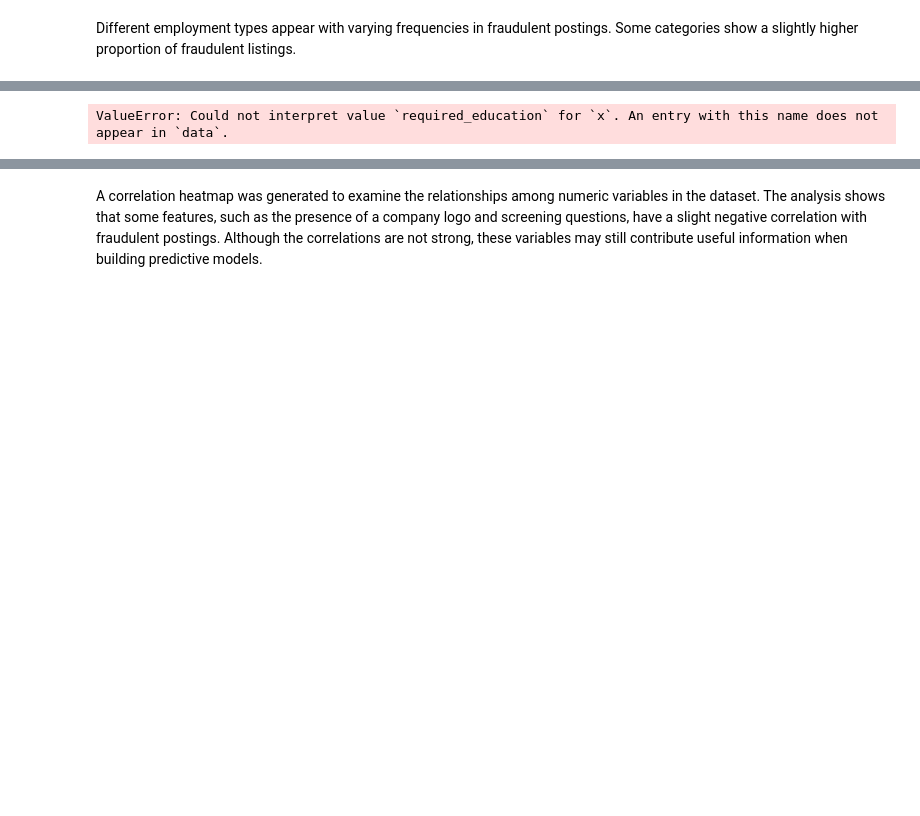
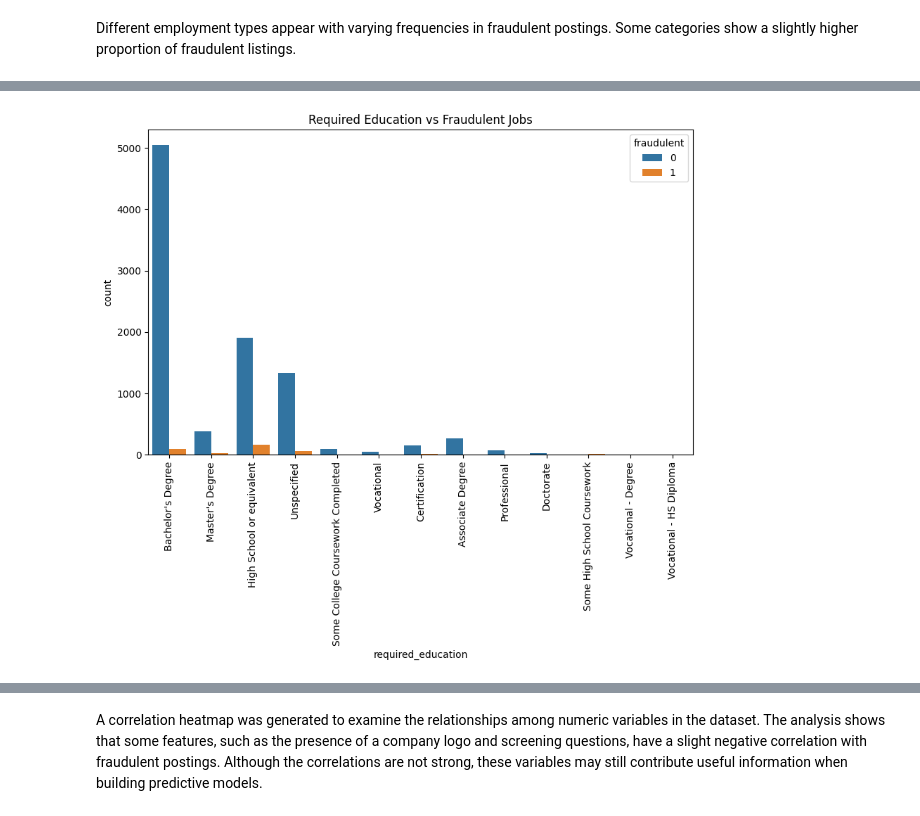
Before and after one commit to porhay007/Fake-Job-Posting-Detection-in-the-U.S.-Job-Market, a Jupyter notebook: Coding/Index.ipynb, the cells around one changed output, grey strips where cells are left out. Saved outputs shown, nothing was run; the diff lists cells and outputs as text; code cells hidden in the pictures; blank space fills up the shorter version.

```diff
--- a/Coding/Index.ipynb
+++ b/Coding/Index.ipynb
@@ -199,8 +207,17 @@ Different employment types appear with varying frequencies in fraudulent posting
 # %%
-sns.countplot(x='required_education', hue='fraudulent', data=df_us)
+plt.figure(figsize=(10,6))
+
+sns.countplot(
+    x='required_education',
+    hue='fraudulent',
+    data=df_us
+)
+
 plt.xticks(rotation=90)
-plt.title("Required Education vs Fraud")
+
+plt.title("Required Education vs Fraudulent Jobs")
+
 plt.show()
 # %% [output]
-ValueError: Could not interpret value `required_education` for `x`. An entry with this name does not appear in `data`.
+[figure, added]
 # %% [markdown]
```
Also changed, not shown: parts of 11 cells of this notebook, 1 other file.
